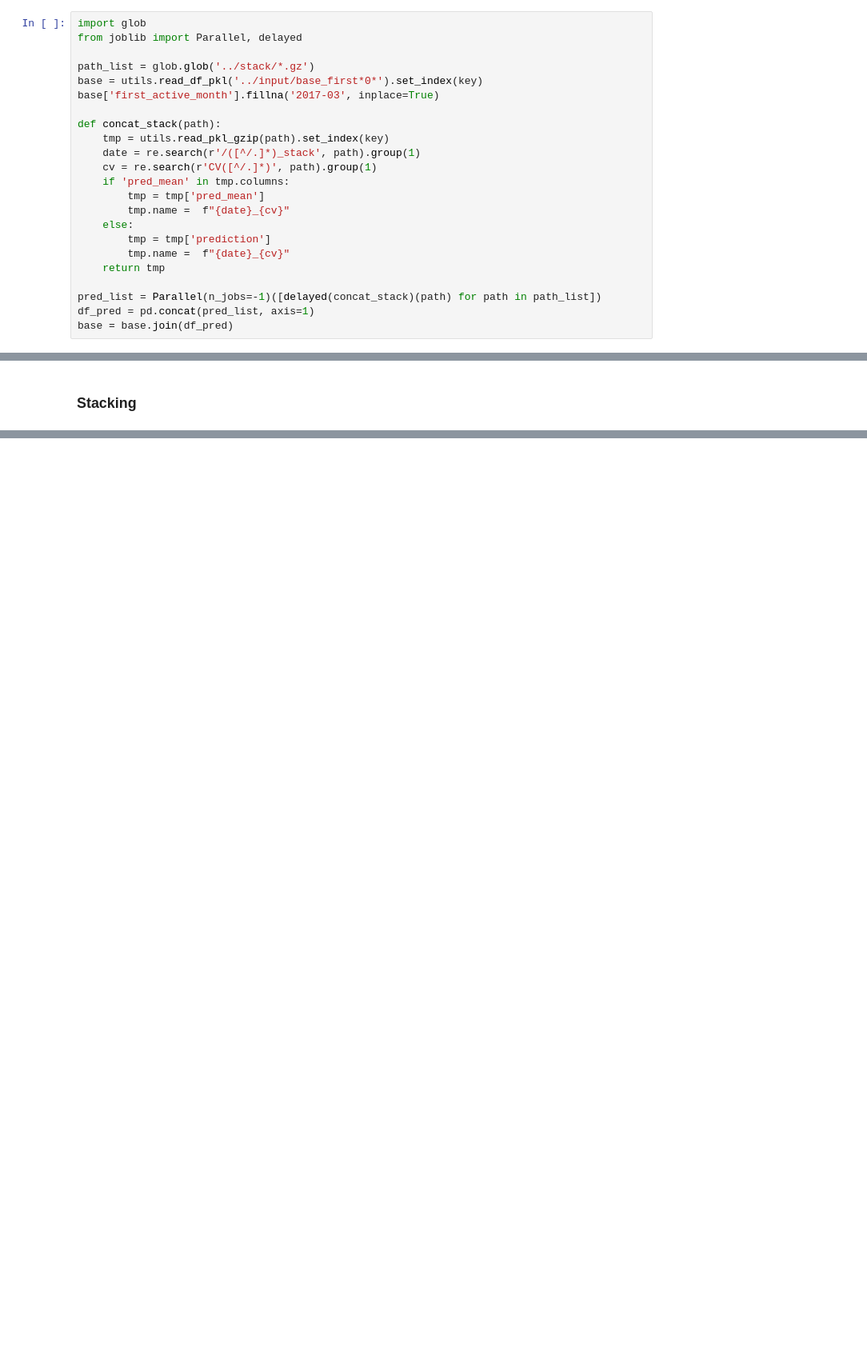
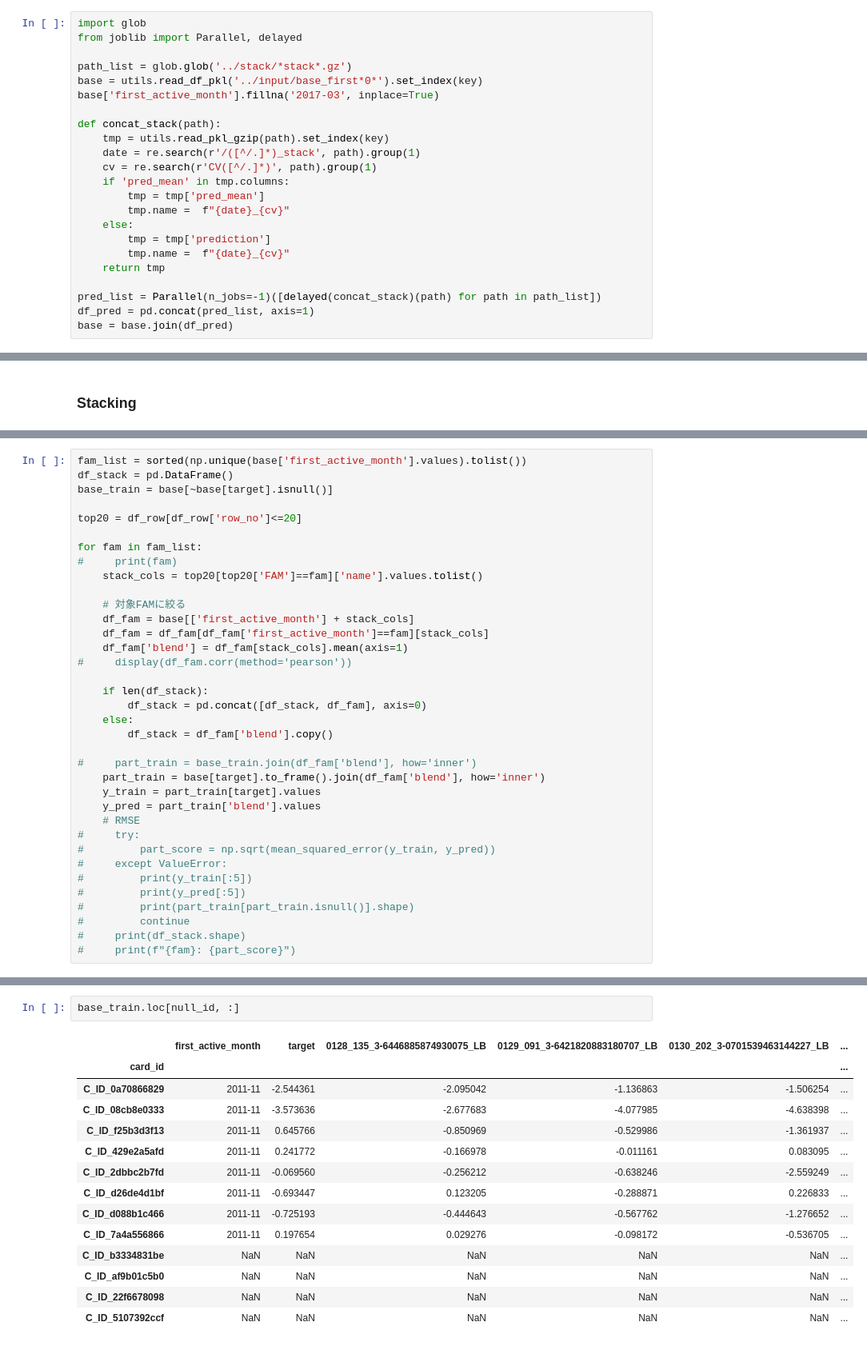
Before and after one commit to Chestnut1999/Elo-Recommendation-23place, a Jupyter notebook: jpy/204_elo_fam_stack_eda.ipynb, the cells around one changed output, grey strips where cells are left out. Shown at 80% size. Saved outputs shown, nothing was run; the diff lists cells and outputs as text; blank space fills up the shorter version.

```diff
--- a/jpy/204_elo_fam_stack_eda.ipynb
+++ b/jpy/204_elo_fam_stack_eda.ipynb
@@ -33,7 +33,7 @@ ignore_list = [key, target, 'merchant_id', 'first_avtive_month']
 import glob
 from joblib import Parallel, delayed
 
-path_list = glob.glob('../stack/*.gz')
+path_list = glob.glob('../stack/*stack*.gz')
 base = utils.read_df_pkl('../input/base_first*0*').set_index(key)
 base['first_active_month'].fillna('2017-03', inplace=True)
 
@@ -153 +135,37 @@ stack_list = list(viz['name'].drop_duplicates().sort_values().values)
+# %%
+fam_list = sorted(np.unique(base['first_active_month'].values).tolist())
+df_stack = pd.DataFrame()
+base_train = base[~base[target].isnull()]
+
+top20 = df_row[df_row['row_no']<=20]
+
+for fam in fam_list:
+#     print(fam)
+    stack_cols = top20[top20['FAM']==fam]['name'].values.tolist()
+
+    # 対象FAMに絞る
+    df_fam = base[['first_active_month'] + stack_cols]
+    df_fam = df_fam[df_fam['first_active_month']==fam][stack_cols]
+    df_fam['blend'] = df_fam[stack_cols].mean(axis=1)
+#     display(df_fam.corr(method='pearson'))
+
+    if len(df_stack):
+        df_stack = pd.concat([df_stack, df_fam], axis=0)
+    else:
+        df_stack = df_fam['blend'].copy()
+
+#     part_train = base_train.join(df_fam['blend'], how='inner')
+    part_train = base[target].to_frame().join(df_fam['blend'], how='inner')
+    y_train = part_train[target].values
+    y_pred = part_train['blend'].values
+    # RMSE
+#     try:
+#         part_score = np.sqrt(mean_squared_error(y_train, y_pred))
+#     except ValueError:
+#         print(y_train[:5])
+#         print(y_pred[:5])
+#         print(part_train[part_train.isnull()].shape)
+#         continue
+#     print(df_stack.shape)
+#     print(f"{fam}: {part_score}")
 # %%
@@ -169,0 +173,17 @@ SystemExit:
+# %%
+base_train.loc[null_id, :]
+# %% [output]
+|  | first_active_month | target | 0128_135_3-6446885874930075_LB | 0129_091_3-6421820883180707_LB | 0130_202_3-0701539463144227_LB | ... |
+| card_id |  |  |  |  |  | ... |
+| C_ID_0a70866829 | 2011-11 | -2.544361 | -2.095042 | -1.136863 | -1.506254 | ... |
+| C_ID_08cb8e0333 | 2011-11 | -3.573636 | -2.677683 | -4.077985 | -4.638398 | ... |
+| C_ID_f25b3d3f13 | 2011-11 | 0.645766 | -0.850969 | -0.529986 | -1.361937 | ... |
+| C_ID_429e2a5afd | 2011-11 | 0.241772 | -0.166978 | -0.011161 | 0.083095 | ... |
+| C_ID_2dbbc2b7fd | 2011-11 | -0.069560 | -0.256212 | -0.638246 | -2.559249 | ... |
+| C_ID_d26de4d1bf | 2011-11 | -0.693447 | 0.123205 | -0.288871 | 0.226833 | ... |
+| C_ID_d088b1c466 | 2011-11 | -0.725193 | -0.444643 | -0.567762 | -1.276652 | ... |
+| C_ID_7a4a556866 | 2011-11 | 0.197654 | 0.029276 | -0.098172 | -0.536705 | ... |
+| C_ID_b3334831be | NaN | NaN | NaN | NaN | NaN | ... |
+| C_ID_af9b01c5b0 | NaN | NaN | NaN | NaN | NaN | ... |
+| C_ID_22f6678098 | NaN | NaN | NaN | NaN | NaN | ... |
+| C_ID_5107392ccf | NaN | NaN | NaN | NaN | NaN | ... |
```
Also changed, not shown: parts of 11 cells of this notebook, 6 other files.
